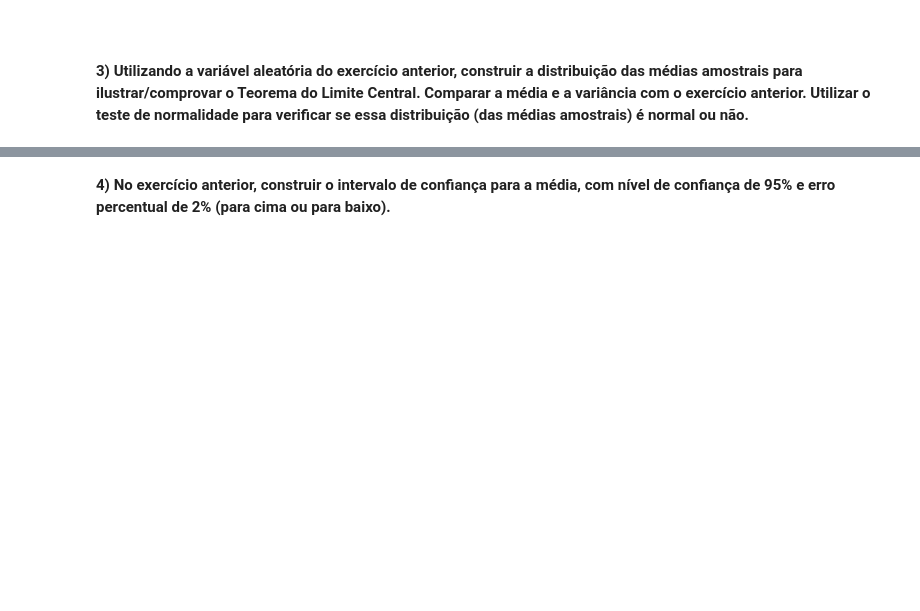
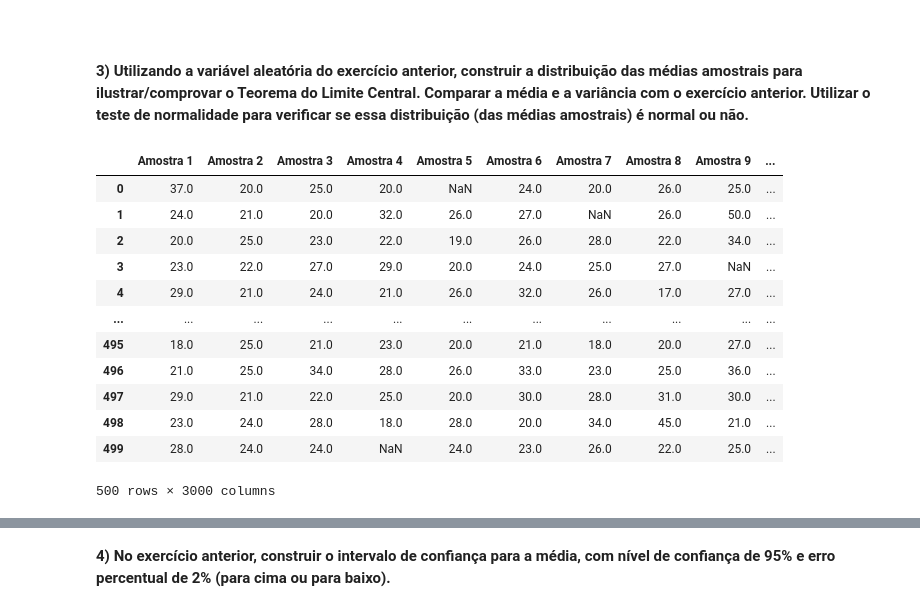
Before and after one commit to lorenaaxbastos/sc-estatistica, a Jupyter notebook: projeto_estatistica.ipynb, the cells around one changed output, grey strips where cells are left out. Cells and saved outputs as stored; diff of their text form; code cells hidden in the pictures; blank space fills up the shorter version.

```diff
--- a/projeto_estatistica.ipynb
+++ b/projeto_estatistica.ipynb
@@ -205,0 +214,16 @@ isf 25.0 (SciPy)
+# %%
+amostras
+# %% [output]
+|  | Amostra 1 | Amostra 2 | Amostra 3 | Amostra 4 | Amostra 5 | Amostra 6 | Amostra 7 | Amostra 8 | Amostra 9 | ... |
+| 0 | 37.0 | 20.0 | 25.0 | 20.0 | NaN | 24.0 | 20.0 | 26.0 | 25.0 | ... |
+| 1 | 24.0 | 21.0 | 20.0 | 32.0 | 26.0 | 27.0 | NaN | 26.0 | 50.0 | ... |
+| 2 | 20.0 | 25.0 | 23.0 | 22.0 | 19.0 | 26.0 | 28.0 | 22.0 | 34.0 | ... |
+| 3 | 23.0 | 22.0 | 27.0 | 29.0 | 20.0 | 24.0 | 25.0 | 27.0 | NaN | ... |
+| 4 | 29.0 | 21.0 | 24.0 | 21.0 | 26.0 | 32.0 | 26.0 | 17.0 | 27.0 | ... |
+| ... | ... | ... | ... | ... | ... | ... | ... | ... | ... | ... |
+| 495 | 18.0 | 25.0 | 21.0 | 23.0 | 20.0 | 21.0 | 18.0 | 20.0 | 27.0 | ... |
+| 496 | 21.0 | 25.0 | 34.0 | 28.0 | 26.0 | 33.0 | 23.0 | 25.0 | 36.0 | ... |
+| 497 | 29.0 | 21.0 | 22.0 | 25.0 | 20.0 | 30.0 | 28.0 | 31.0 | 30.0 | ... |
+| 498 | 23.0 | 24.0 | 28.0 | 18.0 | 28.0 | 20.0 | 34.0 | 45.0 | 21.0 | ... |
+| 499 | 28.0 | 24.0 | 24.0 | NaN | 24.0 | 23.0 | 26.0 | 22.0 | 25.0 | ... |
+500 rows × 3000 columns
```
Also changed, not shown: parts of 7 cells of this notebook.
